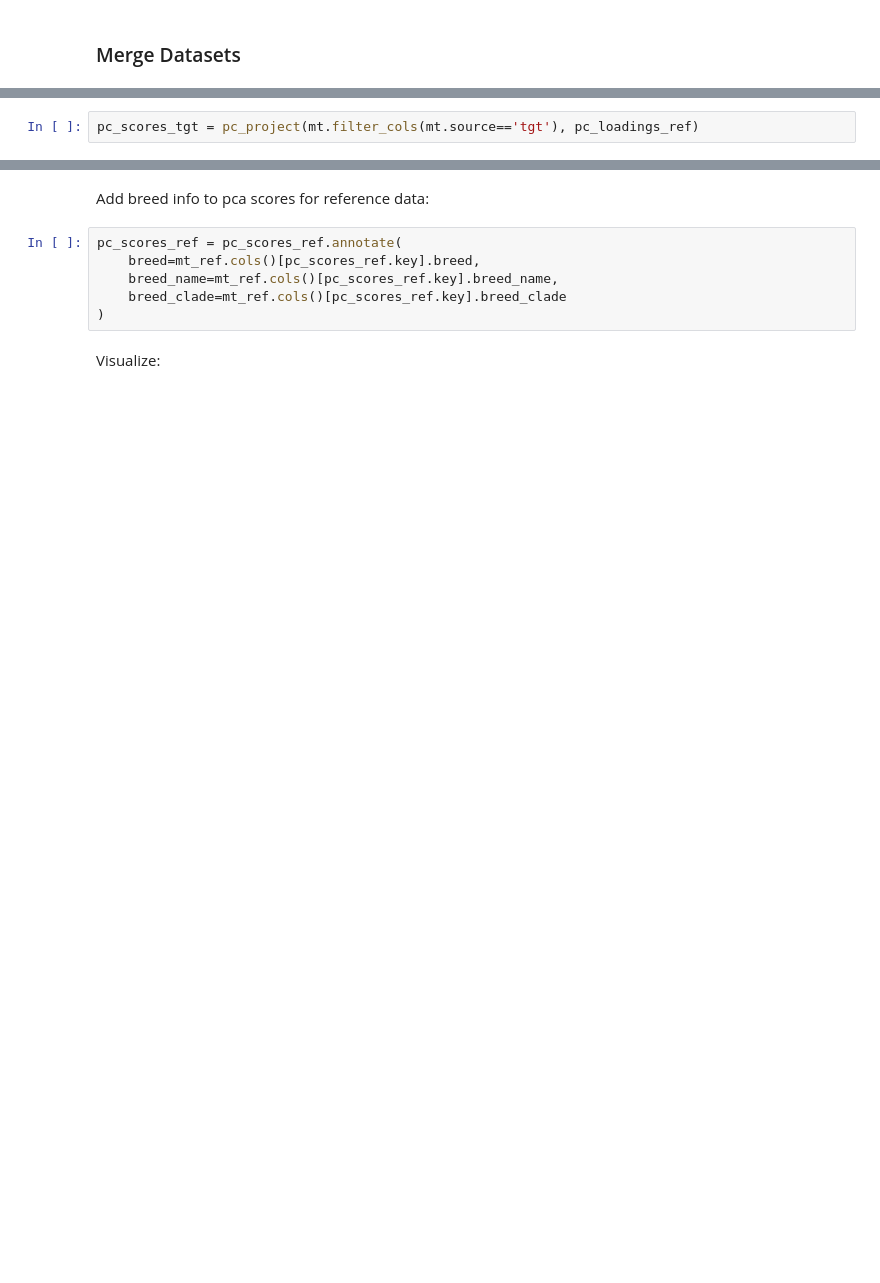
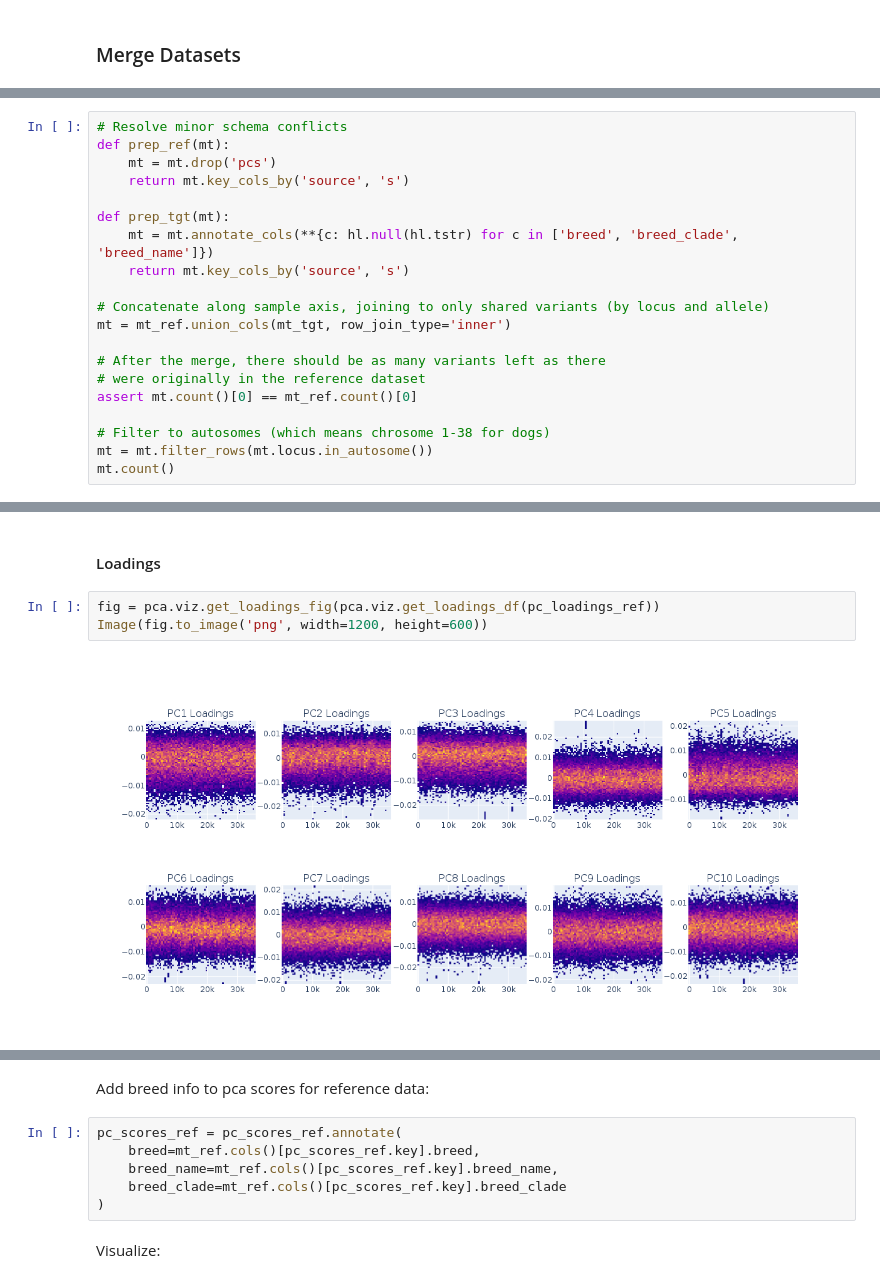
Before and after one commit to related-sciences/gwas-analysis, a Jupyter notebook: notebooks/organism/canine/cg-hail-04.ipynb, the cells around one changed output, grey strips where cells are left out. Cells and saved outputs as stored; diff of their text form; blank space fills up the shorter version.

```diff
--- a/notebooks/organism/canine/cg-hail-04.ipynb
+++ b/notebooks/organism/canine/cg-hail-04.ipynb
@@ -103,2 +67,0 @@ pc_evals_ref, pc_scores_ref, pc_loadings_ref = run_pca_with_relateds(
-# %%
-pc_scores_tgt = pc_project(mt.filter_cols(mt.source=='tgt'), pc_loadings_ref)
@@ -173,0 +68,20 @@ TODO: Should this be used to remove SNPs with high loadings? There are a few tha
+# %%
+# Resolve minor schema conflicts
+def prep_ref(mt):
+    mt = mt.drop('pcs')
+    return mt.key_cols_by('source', 's')
+
+def prep_tgt(mt):
+    mt = mt.annotate_cols(**{c: hl.null(hl.tstr) for c in ['breed', 'breed_clade', 'breed_name']})
+    return mt.key_cols_by('source', 's')
+
+# Concatenate along sample axis, joining to only shared variants (by locus and allele)
+mt = mt_ref.union_cols(mt_tgt, row_join_type='inner')
+
+# After the merge, there should be as many variants left as there
+# were originally in the reference dataset
+assert mt.count()[0] == mt_ref.count()[0]
+
+# Filter to autosomes (which means chrosome 1-38 for dogs)
+mt = mt.filter_rows(mt.locus.in_autosome())
+mt.count()
@@ -173,0 +151,7 @@ TODO: Should this be used to remove SNPs with high loadings? There are a few tha
+# %% [markdown]
+#### Loadings
+# %%
+fig = pca.viz.get_loadings_fig(pca.viz.get_loadings_df(pc_loadings_ref))
+Image(fig.to_image('png', width=1200, height=600))
+# %% [output]
+[figure, added]
```
Also changed, not shown: parts of 43 cells of this notebook, 7 other files.
